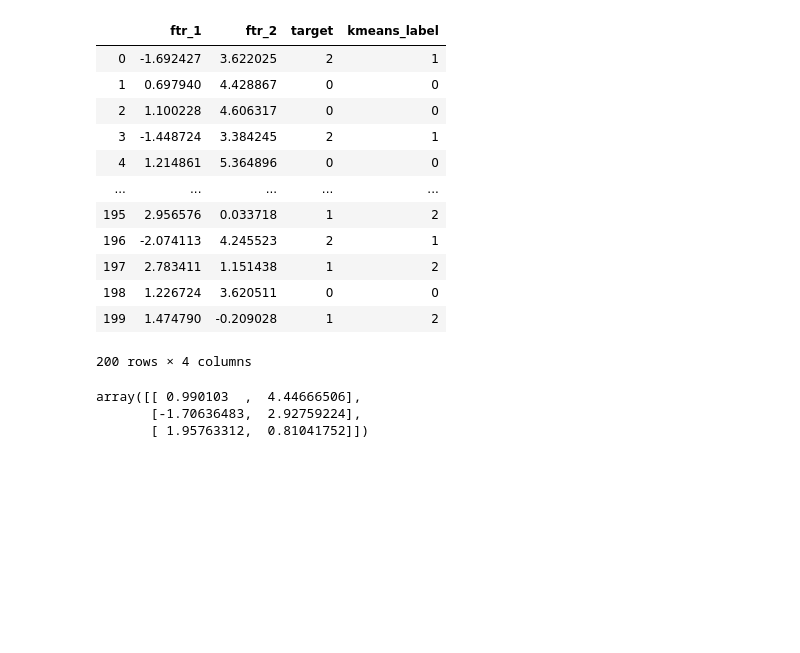
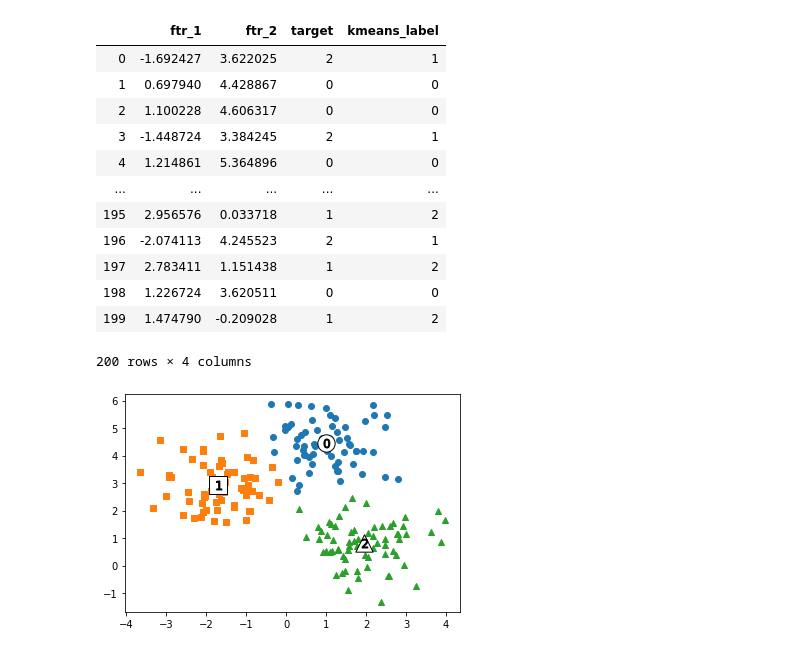
Before and after one commit to jeonprize/Machine_Learning, a Jupyter notebook: 7. 군집화.ipynb, the cells around one changed output. Drawn from its saved outputs; the diff is of its cells as text; code cells hidden in the pictures; blank space fills up the shorter version.

```diff
--- a/7. 군집화.ipynb
+++ b/7. 군집화.ipynb
@@ -156,14 +156,17 @@ cluster_df
 | 198 | 1.226724 | 3.620511 | 0 | 0 |
 | 199 | 1.474790 | -0.209028 | 1 | 2 |
 200 rows × 4 columns
-# %%
-centers = kmeans.cluster_centers_
-unique_labels = np.unique(cluster_labels)
-markers = ['o','s','^']
-
-for i in unique_labels:
-    cluster_df['kmeans_label'] == label
-# %% [output]
-array([[ 0.990103  ,  4.44666506],
-       [-1.70636483,  2.92759224],
-       [ 1.95763312,  0.81041752]])
+# %%
+centers = kmeans.cluster_centers_
+unique_labels = np.unique(cluster_labels)
+markers = ['o','s','^']
+
+for i in unique_labels:
+    label_cluster = cluster_df[cluster_df['kmeans_label'] == i]
+    x_y_center = centers[i]
+    plt.scatter(x = label_cluster['ftr_1'], y = label_cluster['ftr_2'],marker = markers[i])
+    plt.scatter(x = x_y_center[0], y = x_y_center[1], s = 300, color = 'white', edgecolor= 'k', marker= markers[i])
+    plt.scatter(x = x_y_center[0], y = x_y_center[1], s = 80, color = 'black', edgecolor = 'k', marker='$%d$' % i)
+plt.show()
+# %% [output]
+[figure, added]
```
Also changed, not shown: parts of 2 cells of this notebook.
